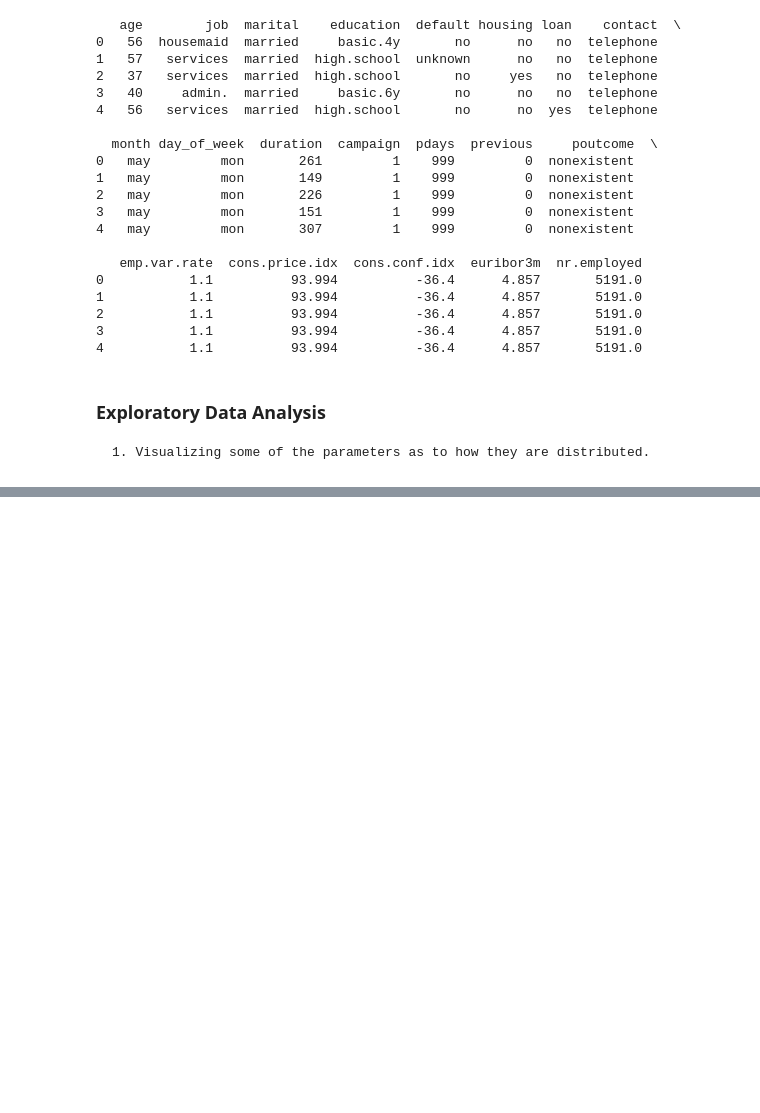
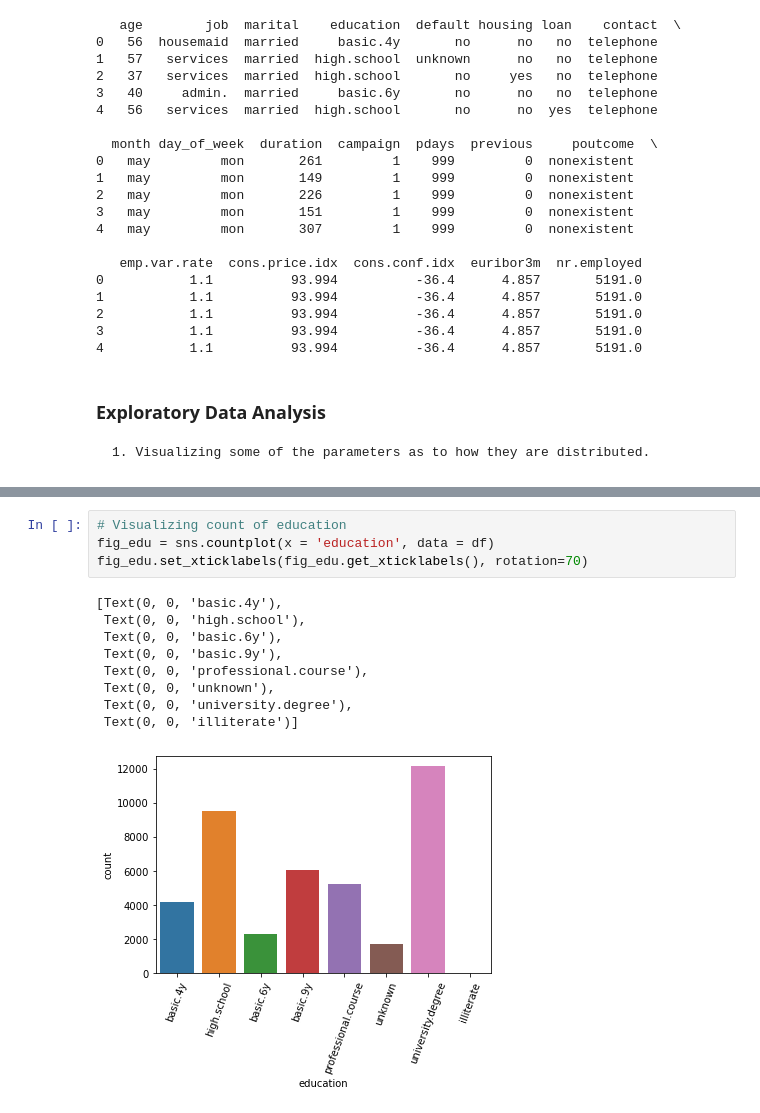
Before and after one commit to kaushik-holla/Bank-Marketing, a Jupyter notebook: Bank Marketing Analysis and Modeling.ipynb, the cells around one changed output, grey strips where cells are left out. Saved outputs shown, nothing was run; the diff lists cells and outputs as text; blank space fills up the shorter version.

```diff
--- a/Bank Marketing Analysis and Modeling.ipynb
+++ b/Bank Marketing Analysis and Modeling.ipynb
@@ -95,0 +113,14 @@ sns.
+# %%
+# Visualizing count of education
+fig_edu = sns.countplot(x = 'education', data = df)
+fig_edu.set_xticklabels(fig_edu.get_xticklabels(), rotation=70)
+# %% [output]
+[Text(0, 0, 'basic.4y'),
+ Text(0, 0, 'high.school'),
+ Text(0, 0, 'basic.6y'),
+ Text(0, 0, 'basic.9y'),
+ Text(0, 0, 'professional.course'),
+ Text(0, 0, 'unknown'),
+ Text(0, 0, 'university.degree'),
+ Text(0, 0, 'illiterate')]
+[figure, added]
```
Also changed, not shown: parts of 5 cells of this notebook.
